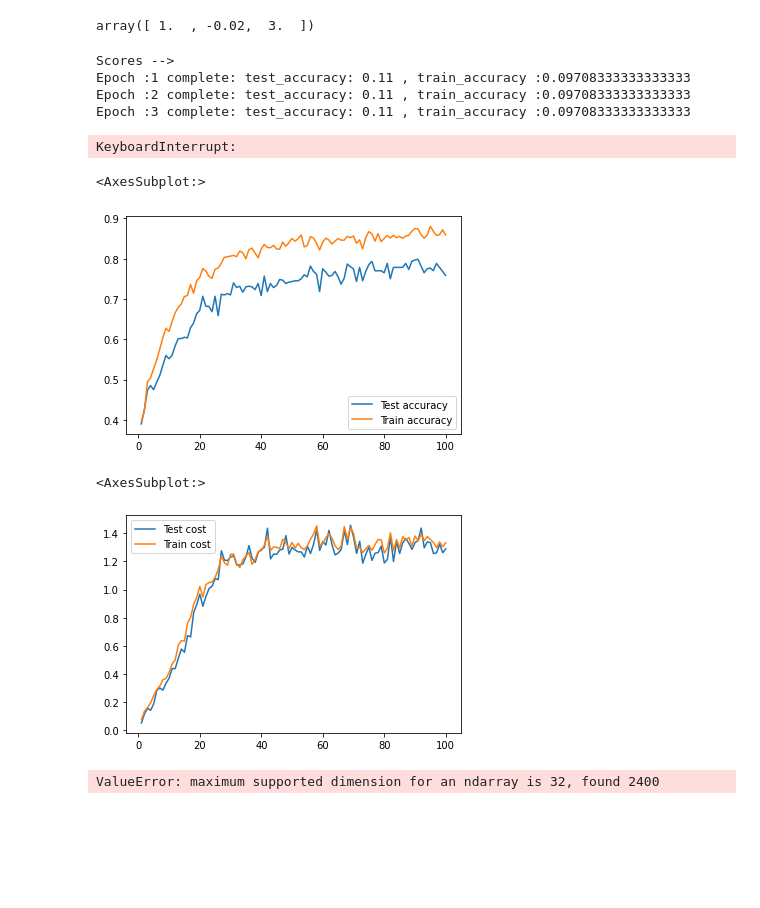
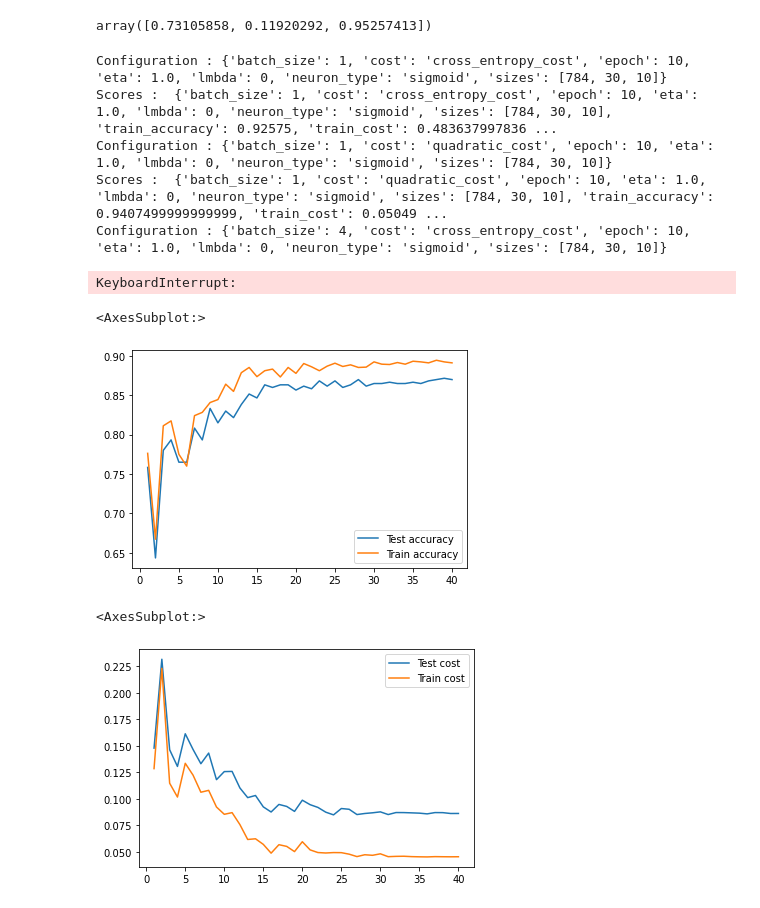
Before and after one commit to salujajaskeerat/ELL409-Assignments, a Jupyter notebook: assignment_3/utils/playground.ipynb, the cells around one changed output. Cells and saved outputs as stored; diff of their text form; code cells hidden in the pictures; blank space fills up the shorter version.

```diff
--- a/assignment_3/utils/playground.ipynb
+++ b/assignment_3/utils/playground.ipynb
@@ -17,11 +19,11 @@ def vectorized_result(j):
     e[j] = 1.0
     return e
 # %%
-from neuron import relu_neuron
+from neuron import tanh_neuron,soft_plus
 
-relu_neuron.f(np.array([1,-2,3]))
+soft_plus.f_prime(np.array([1,-2,3]))
 # %% [output]
-array([ 1.  , -0.02,  3.  ])
+array([0.73105858, 0.11920292, 0.95257413])
 # %%
 data = pd.read_csv('./../data/part1.csv',header=None)
 
@@ -37,46 +39,48 @@ train_data = list(zip(train_x, train_y))
 test_x = [np.reshape(x, (-1, 1)) for x in X[idx[frac:]]]
 test_y = Y[idx[frac:]]
 test_data = list(zip(test_x, test_y))
-# %%
-data = pd.read_csv("./../data/mnist_784.csv",dtype=np.float64)
-X = np.array(data.iloc[:, :784])
-Y = np.array(data.iloc[:, -1], dtype=np.int32)
-n = X.shape[0]
-idx = np.arange(0,len(X))
-np.random.shuffle(idx)
-frac = int(0.8*len(X))
-train_x = [np.reshape(x, (-1, 1)) for x in X[idx[:frac]]]
-train_y = [vectorized_result(y) for y in Y[idx[:frac]]]
-train_data = list(zip(train_x, train_y))
-test_x = [np.reshape(x, (-1, 1)) for x in X[idx[frac:]]]
-test_y = Y[idx[frac:]]
-test_data = list(zip(test_x, test_y))
+# %%
+# Grid search CV
+params = {
+    'neuron_type': ['sigmoid'],
+    'epoch':[10],
+    'eta':[1e0],
+    'cost':['cross_entropy_cost','quadratic_cost'],
+    'sizes':[[784,30,10]],
+    'batch_size':[1,4,8,16],
+    'lmbda':[0]
+
+}
+
+grid = gridSearchCV(params,cv=5)
+grid.fit(X,Y,)
+# %% [output]
+Configuration : {'batch_size': 1, 'cost': 'cross_entropy_cost', 'epoch': 10, 'eta': 1.0, 'lmbda': 0, 'neuron_type': 'sigmoid', 'sizes': [784, 30, 10]}
+Scores :  {'batch_size': 1, 'cost': 'cross_entropy_cost', 'epoch': 10, 'eta': 1.0, 'lmbda': 0, 'neuron_type': 'sigmoid', 'sizes': [784, 30, 10], 'train_accuracy': 0.92575, 'train_cost': 0.483637997836 ...
+Configuration : {'batch_size': 1, 'cost': 'quadratic_cost', 'epoch': 10, 'eta': 1.0, 'lmbda': 0, 'neuron_type': 'sigmoid', 'sizes': [784, 30, 10]}
+Scores :  {'batch_size': 1, 'cost': 'quadratic_cost', 'epoch': 10, 'eta': 1.0, 'lmbda': 0, 'neuron_type': 'sigmoid', 'sizes': [784, 30, 10], 'train_accuracy': 0.9407499999999999, 'train_cost': 0.05049 ...
+Configuration : {'batch_size': 4, 'cost': 'cross_entropy_cost', 'epoch': 10, 'eta': 1.0, 'lmbda': 0, 'neuron_type': 'sigmoid', 'sizes': [784, 30, 10]}
+KeyboardInterrupt:
 # %%
-nn =NeuralNet([784,100,10],cost="quadratic_cost",neuron_type="relu")
+nn =NeuralNet([784,30,10],cost="cross_entropy_cost",neuron_type="relu")
 train_accuracy, train_cost, test_accuracy, test_cost=nn.fit(
-    train_data, epochs=100, mini_batch_size=1, eta=1e-3, test_data=test_data,lmda=0)
+    train_data, epochs=40, mini_batch_size=1, eta=5e-2, test_data=test_data,lmda=5e-2,decay_rate=2,decay_after_epoch=5)
-# %% [output]
-Scores -->
-Epoch :1 complete: test_accuracy: 0.11 , train_accuracy :0.09708333333333333
-Epoch :2 complete: test_accuracy: 0.11 , train_accuracy :0.09708333333333333
-Epoch :3 complete: test_accuracy: 0.11 , train_accuracy :0.09708333333333333
-KeyboardInterrupt:
 # %%
 fig,ax =plt.subplots()
 sns.lineplot(x=np.arange(1,len(test_accuracy)+1),y=test_accuracy,ax=ax,label='Test accuracy')
 sns.lineplot(x=np.arange(1,len(test_accuracy)+1),y=train_accuracy,ax=ax,label='Train accuracy')
 # %% [output]
 <AxesSubplot:>
-[figure, old version]
+[figure, new version]
 # %%
 fig, ax = plt.subplots()
 sns.lineplot(x=np.arange(1, len(test_accuracy)+1),
-             y=test_cost, ax=ax, label='Test cost')
-sns.lineplot(x=np.arange(1, len(test_accuracy)+1), y=train_cost,
+             y=np.log10(test_cost), ax=ax, label='Test cost')
+sns.lineplot(x=np.arange(1, len(test_accuracy)+1), y=np.log10(train_cost),
              ax=ax, label='Train cost')
 # %% [output]
 <AxesSubplot:>
-[figure, old version]
+[figure, new version]
 # %%
 import tensorflow as tf
 
@@ -97,10 +101,8 @@ frac = int(0.8*len(X))
 train_images = np.array([x.reshape(28,28) for x  in X[idx[:frac]]])
 train_labels = Y[idx[:frac]]
 
-test_images = np.array([x.reshape(28, 28) for x in X[idx[frac:]]])
-test_labels = Y[idx[frac:]]
+val_images = np.array([x.reshape(28, 28) for x in X[idx[frac:]]])
+val_labels = Y[idx[frac:]]
-# %% [output]
-ValueError: maximum supported dimension for an ndarray is 32, found 2400
 # %%
 plt.imshow(train_images[1],cmap=plt.cm.binary)
 # %% [output]
```
Also changed, not shown: parts of 8 cells of this notebook, 33 other files.
